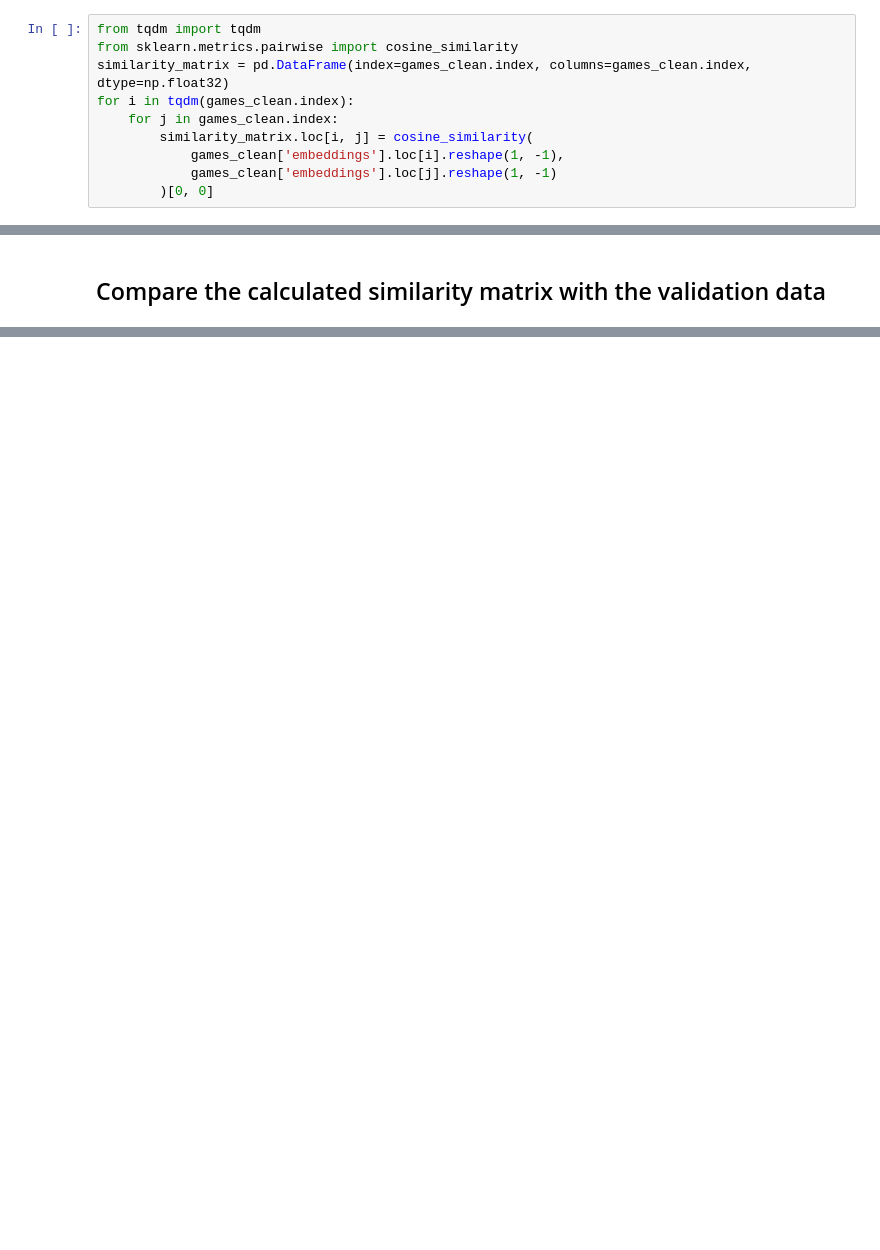
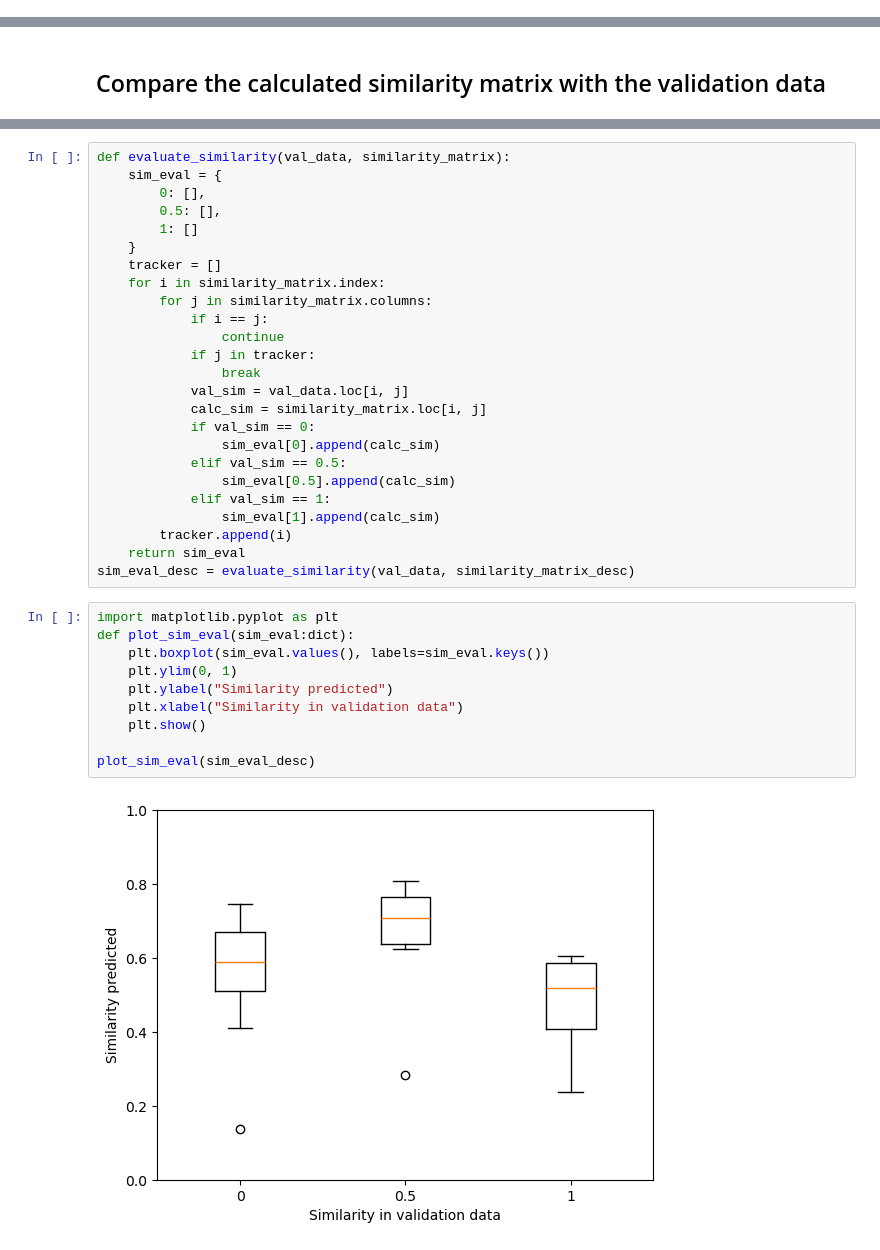
Before and after one commit to V8-Luky/dspro1, a Jupyter notebook: embedding_experiments/validation_comparison.ipynb, the cells around one changed output, grey strips where cells are left out. Drawn from its saved outputs; the diff is of its cells as text; blank space fills up the shorter version.

Commit message:
Evaluate similarities

```diff
--- a/embedding_experiments/validation_comparison.ipynb
+++ b/embedding_experiments/validation_comparison.ipynb
@@ -142,10 +124,0 @@ array([[ 1.62368231e-02, -6.06124010e-03, -1.55862868e-02,
-# %%
-from tqdm import tqdm
-from sklearn.metrics.pairwise import cosine_similarity
-similarity_matrix = pd.DataFrame(index=games_clean.index, columns=games_clean.index, dtype=np.float32)
-for i in tqdm(games_clean.index):
-    for j in games_clean.index:
-        similarity_matrix.loc[i, j] = cosine_similarity(
-            games_clean['embeddings'].loc[i].reshape(1, -1),
-            games_clean['embeddings'].loc[j].reshape(1, -1)
-        )[0, 0]
@@ -191,0 +188,37 @@ val_data
+# %%
+def evaluate_similarity(val_data, similarity_matrix):
+    sim_eval = {
+        0: [],
+        0.5: [],
+        1: []
+    }
+    tracker = []
+    for i in similarity_matrix.index:
+        for j in similarity_matrix.columns:
+            if i == j:
+                continue
+            if j in tracker:
+                break
+            val_sim = val_data.loc[i, j]
+            calc_sim = similarity_matrix.loc[i, j]
+            if val_sim == 0:
+                sim_eval[0].append(calc_sim)
+            elif val_sim == 0.5:
+                sim_eval[0.5].append(calc_sim)
+            elif val_sim == 1:
+                sim_eval[1].append(calc_sim)
+        tracker.append(i)
+    return sim_eval
+sim_eval_desc = evaluate_similarity(val_data, similarity_matrix_desc)
+# %%
+import matplotlib.pyplot as plt
+def plot_sim_eval(sim_eval:dict):
+    plt.boxplot(sim_eval.values(), labels=sim_eval.keys())
+    plt.ylim(0, 1)
+    plt.ylabel("Similarity predicted")
+    plt.xlabel("Similarity in validation data")
+    plt.show()
+
+plot_sim_eval(sim_eval_desc)
+# %% [output]
+[figure, added]
```
Also changed, not shown: parts of 26 cells of this notebook.
